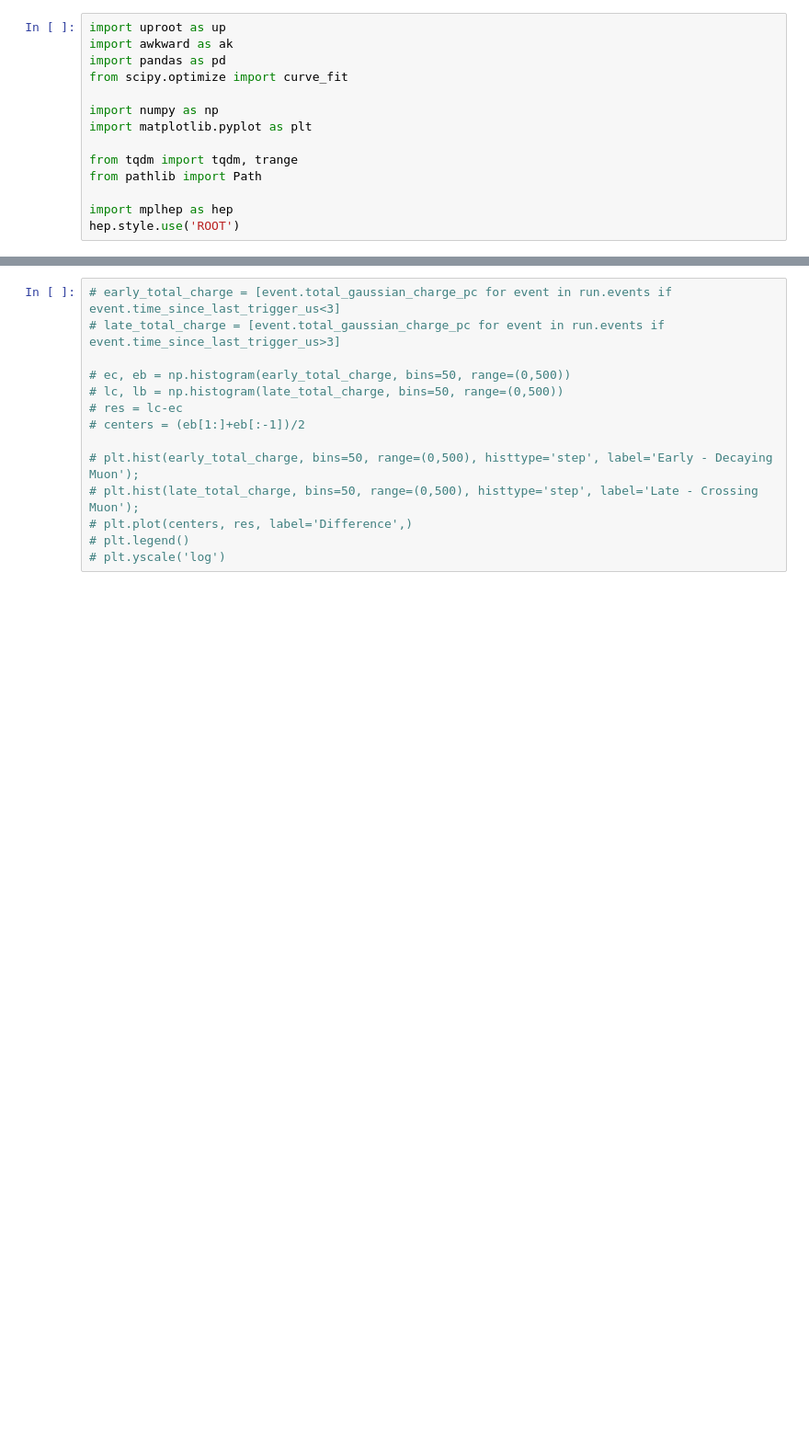
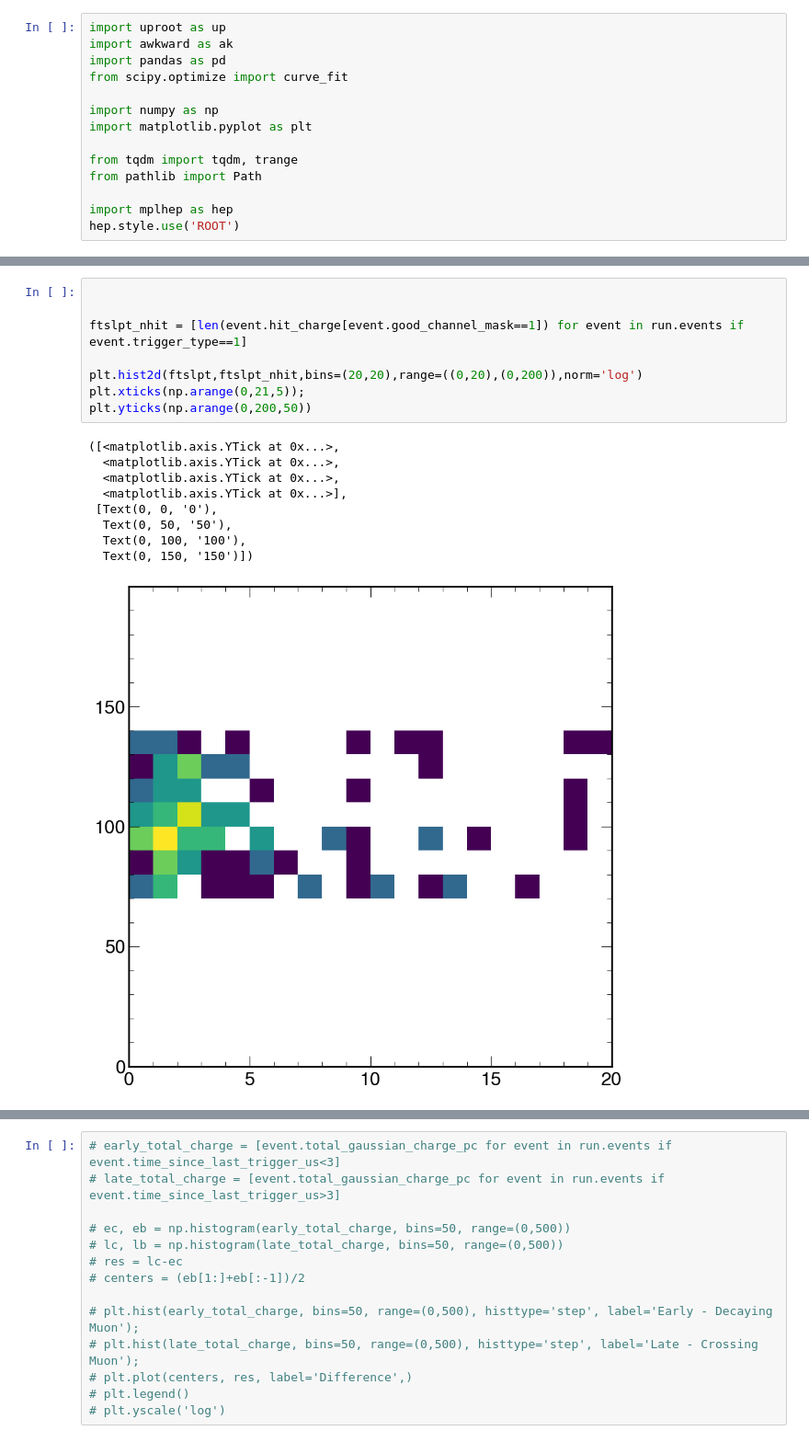
Before and after one commit to hbjamin/dichroicon-analysis, a Jupyter notebook: muons/main.ipynb, the cells around one changed output, grey strips where cells are left out. Shown at 92% size. Drawn from its saved outputs; the diff is of its cells as text; blank space fills up the shorter version.

```diff
--- a/muons/main.ipynb
+++ b/muons/main.ipynb
@@ -315,0 +330,18 @@ Follower trigger frequency 62.547 Hz
+# %%
+
+
+ftslpt_nhit = [len(event.hit_charge[event.good_channel_mask==1]) for event in run.events if event.trigger_type==1]
+
+plt.hist2d(ftslpt,ftslpt_nhit,bins=(20,20),range=((0,20),(0,200)),norm='log')
+plt.xticks(np.arange(0,21,5));
+plt.yticks(np.arange(0,200,50))
+# %% [output]
+([<matplotlib.axis.YTick at 0x...>,
+  <matplotlib.axis.YTick at 0x...>,
+  <matplotlib.axis.YTick at 0x...>,
+  <matplotlib.axis.YTick at 0x...>],
+ [Text(0, 0, '0'),
+  Text(0, 50, '50'),
+  Text(0, 100, '100'),
+  Text(0, 150, '150')])
+[figure, added]
```
Also changed, not shown: parts of 63 cells of this notebook, 1 other file.
